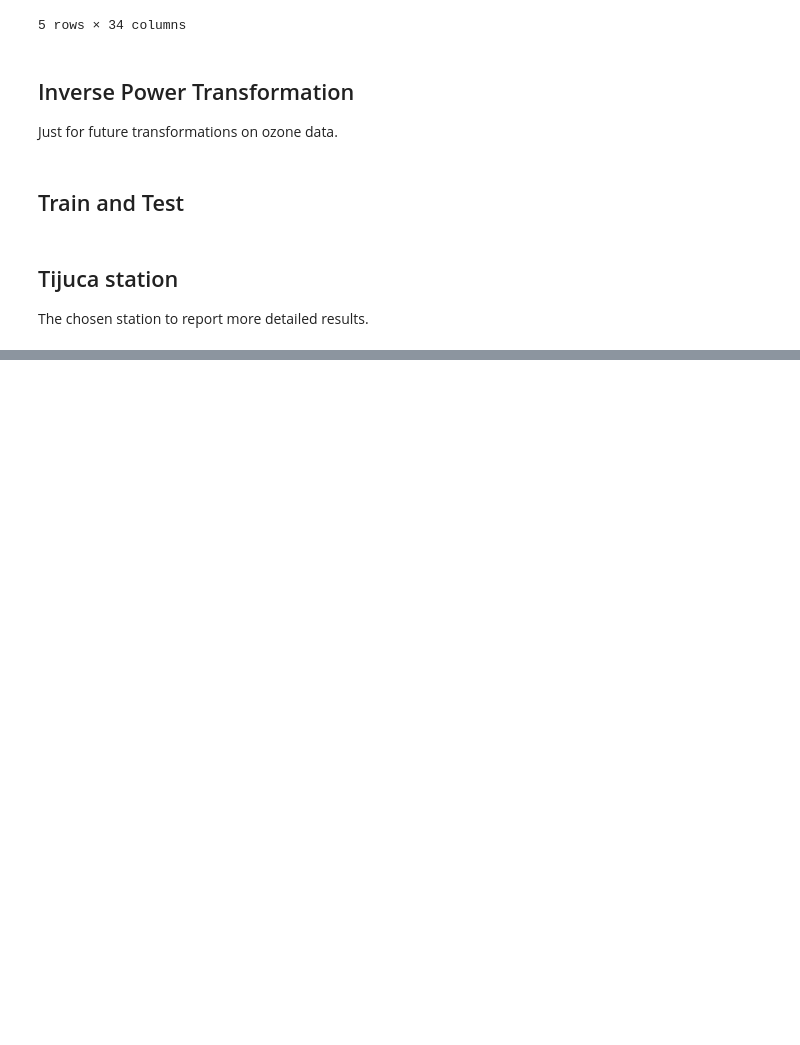
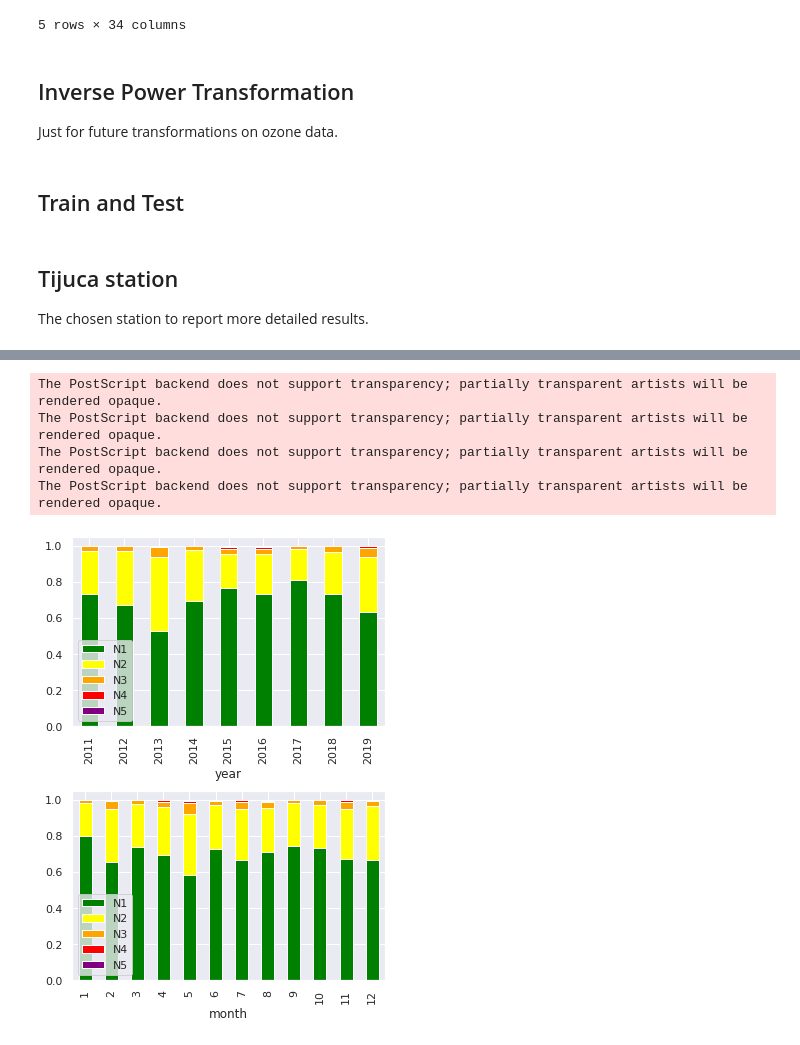
Before and after one commit to lucasmoschen/machine-learning-project, a Jupyter notebook: notebooks/model_aiq.ipynb, the cells around one changed output, grey strips where cells are left out. Saved outputs shown, nothing was run; the diff lists cells and outputs as text; code cells hidden in the pictures; blank space fills up the shorter version.

```diff
--- a/notebooks/model_aiq.ipynb
+++ b/notebooks/model_aiq.ipynb
@@ -108,0 +247,13 @@ del df_train, df_test
+# %%
+air_data_SP = air_data[air_data.CodNum == 8].drop(columns=['Lat', 'Lon', 'train', 'CodNum']).reset_index(drop=True)
+
+y_train_o3 = air_data_SP.O3
+y_train_co = air_data_SP.CO
+y_train_pm10 = air_data_SP.PM10
+y_train_aiq = air_data_SP.aiq
+
+air_data_SP.drop(columns=["O3", 'CO', 'PM10', 'aiq'], inplace = True)
+
+air_data_SP_poly = pd.DataFrame(poly.fit_transform(air_data_SP),
+                                columns = poly.get_feature_names(air_data_SP.columns),
+                                index = air_data_SP.index)
@@ -108,0 +309,23 @@ del df_train, df_test
+# %%
+air_data_SP['aqi_level'] = air_data.aiq.apply(get_aiq_group)
+# %%
+fig, ax = plt.subplots(2,1,figsize = (5,7))
+(air_data_SP.groupby('year')['aqi_level'].value_counts(normalize=True)
+    .unstack('aqi_level').plot.bar(stacked=True, ax=ax[0],
+                                   color = ['green','yellow','orange','red','purple'])
+)
+(air_data_SP.groupby('month')['aqi_level'].value_counts(normalize=True)
+    .unstack('aqi_level').plot.bar(stacked=True, ax=ax[1],
+                                   color = ['green','yellow','orange','red','purple'])
+)
+ax[0].legend(loc = 'lower left')
+ax[1].legend(loc = 'lower left')
+fig.tight_layout(pad=1.0)
+
+plt.savefig(IMAGES_FOLDER+"aiq-time-observed.eps", bbox_inches='tight')
+# %% [output]
+The PostScript backend does not support transparency; partially transparent artists will be rendered opaque.
+The PostScript backend does not support transparency; partially transparent artists will be rendered opaque.
+The PostScript backend does not support transparency; partially transparent artists will be rendered opaque.
+The PostScript backend does not support transparency; partially transparent artists will be rendered opaque.
+[figure, added]
```
Also changed, not shown: parts of 25 cells of this notebook, 10 other files.
